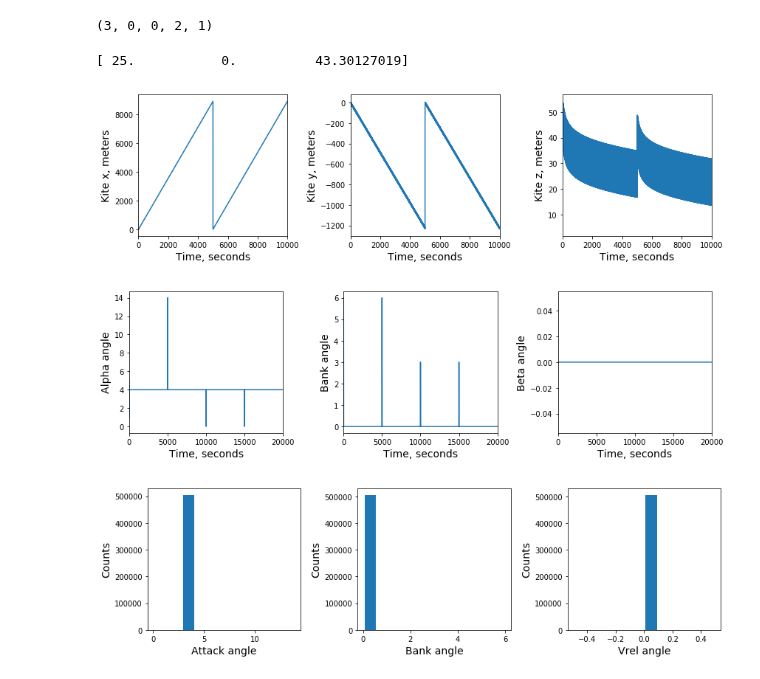
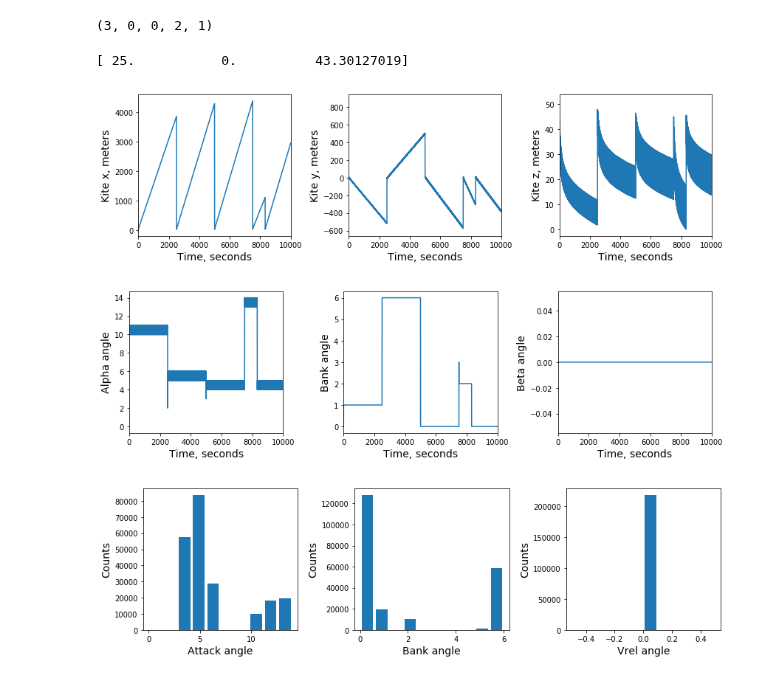
Before and after one commit to lorenzobasile/KiteRL, a Jupyter notebook: analyze_training.ipynb, the cells around one changed output. Saved outputs shown, nothing was run; the diff lists cells and outputs as text; code cells hidden in the pictures.

```diff
--- a/analyze_training.ipynb
+++ b/analyze_training.ipynb
@@ -5,7 +5,7 @@ import matplotlib.pyplot as plt
 import utils as ut
 
 system_name = 'dql_const'
-run_name = 'state_of_the_art'
+run_name = 'state_of_art'
 data_dir = './data/' + system_name + '/' + run_name + '/'
 #plot_dir = '../plots/'+system_name+'/'+run_name+'/'
 # %% [markdown]
@@ -116,32 +133,32 @@ plt.savefig(data_dir+"eval_traj.png", dpi=200)
 plt.show()
 # %% [output]
 [ 25.           0.          43.30127019]
-[figure, old version]
+[figure, new version]
 # %%
 fig, (ax1, ax2, ax3) = plt.subplots(1,3, figsize=(12,3.5))
 
-lim = [0,20000]
+lim = [0,10000]
 
 ax1.set_xlim(lim)
 ax1.set_xlabel('Time, seconds', fontsize=14)
 ax1.set_ylabel('Alpha angle', fontsize=14)
 ax1.plot(controls[:,0])
 
 ax2.set_xlim(lim)
 ax2.set_xlabel('Time, seconds', fontsize=14)
 ax2.set_ylabel('Bank angle', fontsize=14)
 ax2.plot(controls[:,1])
 
 ax3.set_xlim(lim)
 ax3.set_xlabel('Time, seconds', fontsize=14)
 ax3.set_ylabel('Beta angle', fontsize=14)
 ax3.plot(controls[:,2])
 
 plt.tight_layout()
 plt.savefig(data_dir+"contr_traj.png", dpi=200)
 plt.show()
 # %% [output]
-[figure, old version]
+[figure, new version]
 # %%
 fig, (ax1, ax2, ax3) = plt.subplots(1,3, figsize=(12,3.5))
 
@@ -161,4 +178,4 @@ plt.tight_layout()
 plt.savefig(data_dir+"contr_hist.png", dpi=200)
 plt.show()
 # %% [output]
-[figure, old version]
+[figure, new version]
```
Also changed, not shown: parts of 5 cells of this notebook, 2 other files.
